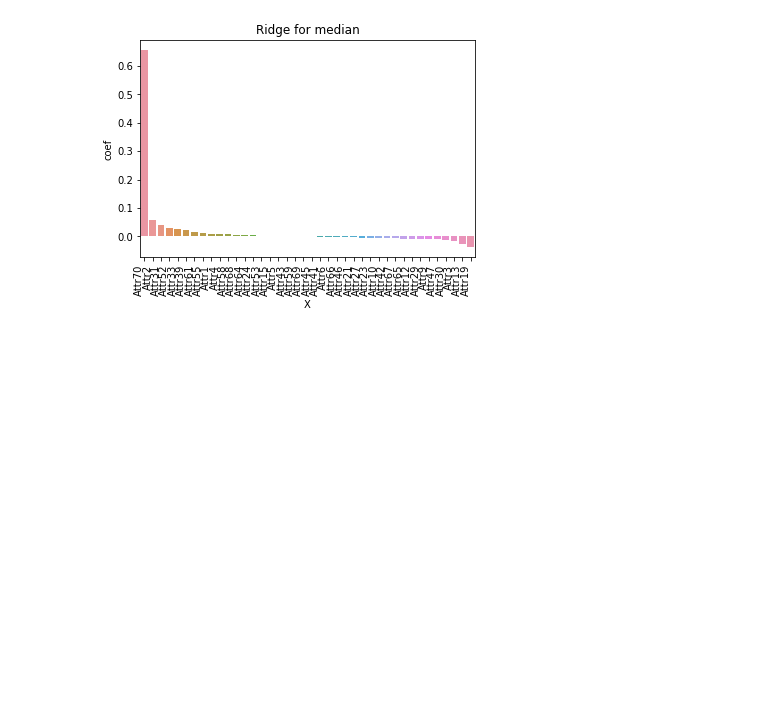
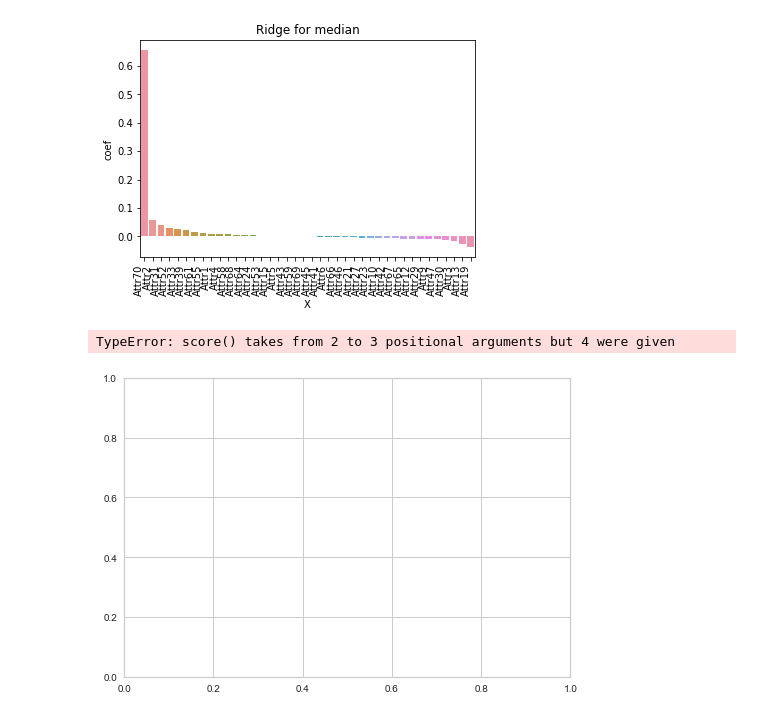
Before and after one commit to SeungjiNam07/ESC20SPRING_team4, a Jupyter notebook: modeling/code/Logistic_Ridgeclassifier.ipynb, the cells around one changed output. Saved outputs shown, nothing was run; the diff lists cells and outputs as text; code cells hidden in the pictures; blank space fills up the shorter version.

```diff
--- a/modeling/code/Logistic_Ridgeclassifier.ipynb
+++ b/modeling/code/Logistic_Ridgeclassifier.ipynb
@@ -181,3 +210,19 @@ lasso.set_title("Ridge for median")
 plt.show()
 # %% [output]
 [figure]
+# %%
+from yellowbrick.classifier import ROCAUC
+from IPython.display import Image
+
+alphas=np.logspace(-6, 6, 500)
+ridge = RidgeClassifierCV()
+ridge.set_params(alphas = alphas)
+visualizer = ROCAUC(ridge, classes=["0","1"])
+
+
+visualizer.fit(X_train, y_train)        # Fit the training data to the visualizer
+visualizer.score(X_test, y_test, 'micro')        # Evaluate the model on the test data
+visualizer.show()
+# %% [output]
+TypeError: score() takes from 2 to 3 positional arguments but 4 were given
+[figure, added]
```
Also changed, not shown: parts of 6 cells of this notebook.
